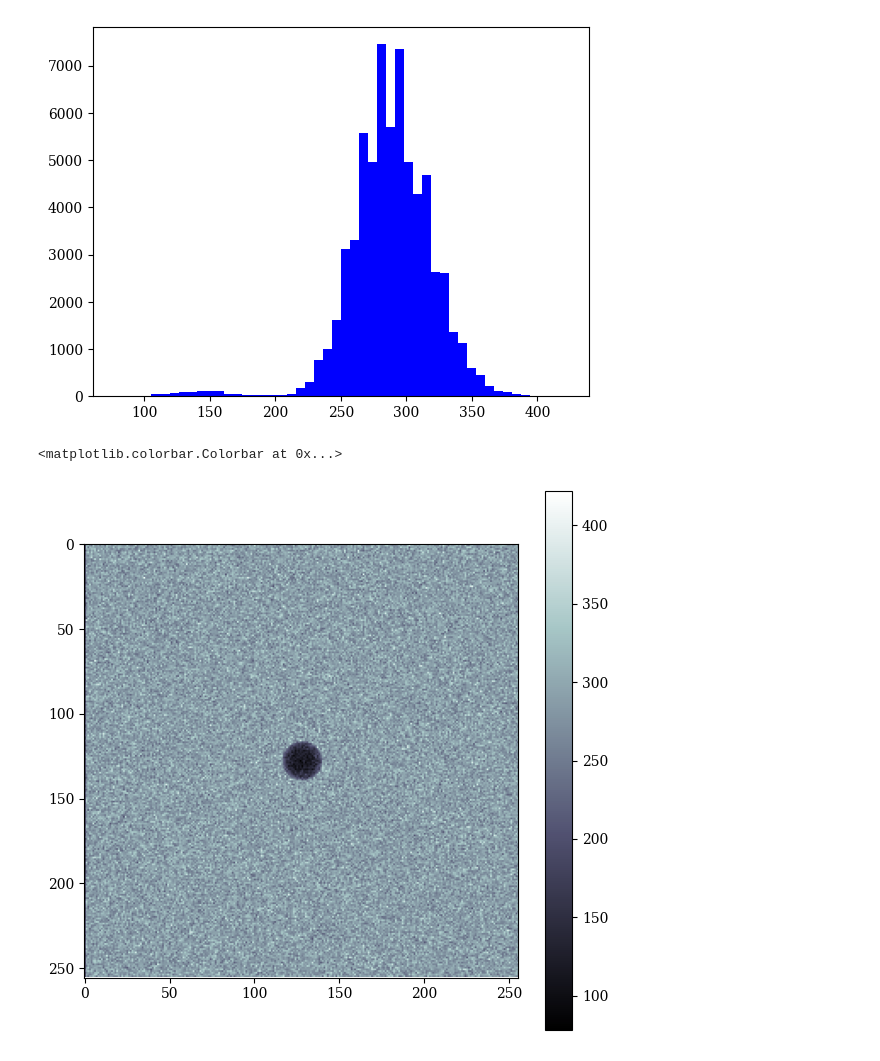
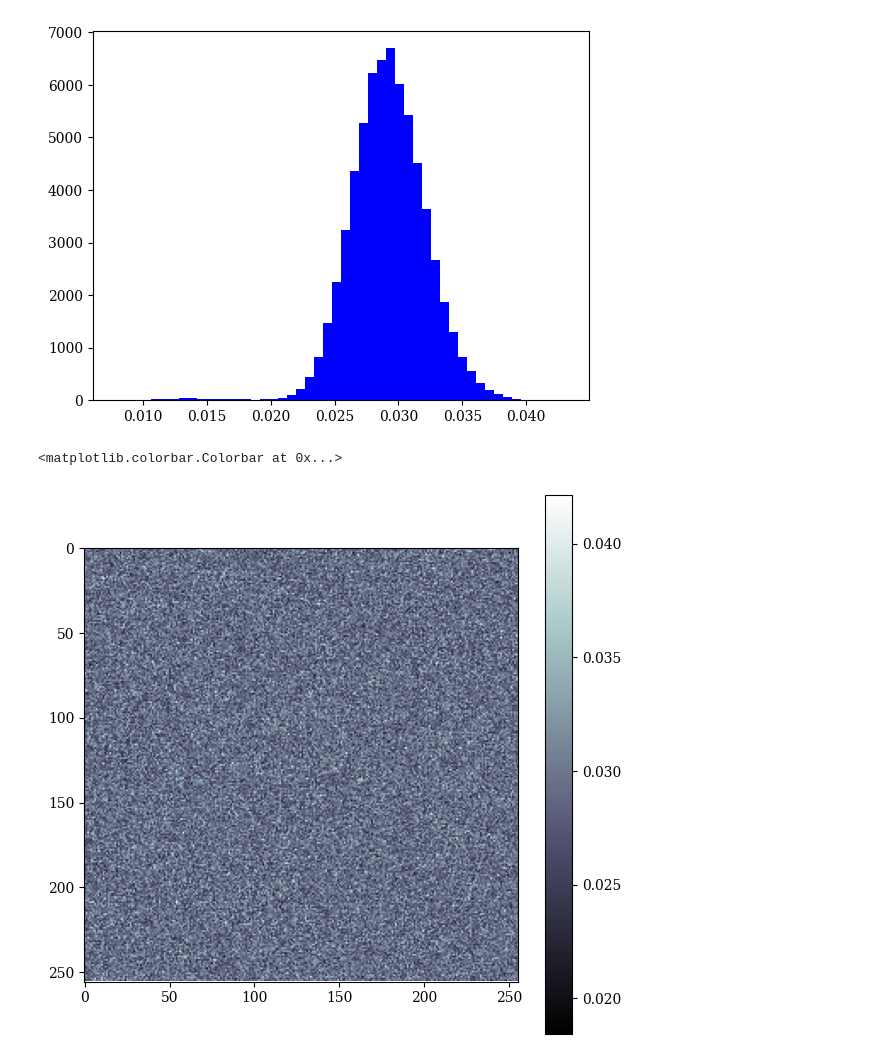
Before and after one commit to roshak1197/CNR_Geant4_Speck, a Jupyter notebook: CNR_C.ipynb, the cells around one changed output. Cells and saved outputs as stored; diff of their text form; code cells hidden in the pictures.

```diff
--- a/CNR_C.ipynb
+++ b/CNR_C.ipynb
@@ -13,8 +13,9 @@ Npixeles=256
 NI=1 #Número de imágenes RAW
 NF=1 #Número de imágenes FF
 NThr=1 #Número de imágenes contenidas dentro de cada .raw: La primera es la dada por el canal 0 y la segunda es la dada por el canal 1.
-nameRAW="S10_00_19.25_kev__d0.1m_a15um_p62um_step-4.2_dith23.25_"
-nameFF="14.25kev/FF10_00_14.25kev__d0.1m_a15um_p62um_step-4.2_dith23.25_"
+nameSAM="S10_00_19.25_kev__d0.1m_a15um_p62um_step-4.2_dith23.25_"
+nameREF ="R10_00_19.25_kev__d0.1m_a15um_p62um_step-4.2_dith23.25_"
+nameFF="FF10_00_19.25_kev__d0.1m_a15um_p62um_step-4.2_dith23.25_"
 # %%
 def PI2(name):
     P=np.zeros(256)
@@ -78,26 +79,29 @@ def ImagenesA(name,Npixeles,NI,NThr):
 def CNR(meanS,meanB,stdB):
     CNR = (meanB - meanS)/stdB
     return CNR
-RAW=Imagenes(nameRAW,Npixeles,NI)
-RAWA=ImagenesA(RAW,Npixeles,NI,NThr)
-#FF=Imagenes(nameFF,Npixeles,NF)
-#FFA=ImagenesA(FF,Npixeles,NF,NThr)
+SAMP=Imagenes(nameSAM,Npixeles,NI)
+SAMPA=ImagenesA(SAMP,Npixeles,NI,NThr)
+REF=Imagenes(nameREF,Npixeles,NI)
+REFA=ImagenesA(REF,Npixeles,NI,NThr)
+FF=Imagenes(nameFF,Npixeles,NF)
+FFA=ImagenesA(FF,Npixeles,NF,NThr)
 # %%
-RAWC=[]
-RAWCN=[]
+Sampc=[]
+Refc=[]
 for i in range(NThr):
-    RawC=RAWA[i]#/FFA[i]
-    RawCN=(RawC)#-0.99)*100
-    RAWC.append(RawC)
-    RAWCN.append(RawCN)
+    SAMPC=SAMPA[i]/FFA[i]
+    REFC = REFA[i]/FFA[i]
+    Sampc.append(SAMPC)
+    Refc.append(REFC)
+
 k=0
-ImG=plt.hist(np.ravel(RAWCN[k]),bins=50,color="blue")
+ImG=plt.hist(np.ravel(Sampc[k]),bins=50,color="blue")
 # %% [output]
-[figure, old version]
+[figure, new version]
 # %%
 plt.figure(figsize=(7,7))
-plt.imshow(RAWCN[k], cmap="bone")
+plt.imshow(Refc[k], cmap="bone")
 plt.colorbar()
 # %% [output]
 <matplotlib.colorbar.Colorbar at 0x...>
-[figure, old version]
+[figure, new version]
```
Also changed, not shown: 4 other files.
